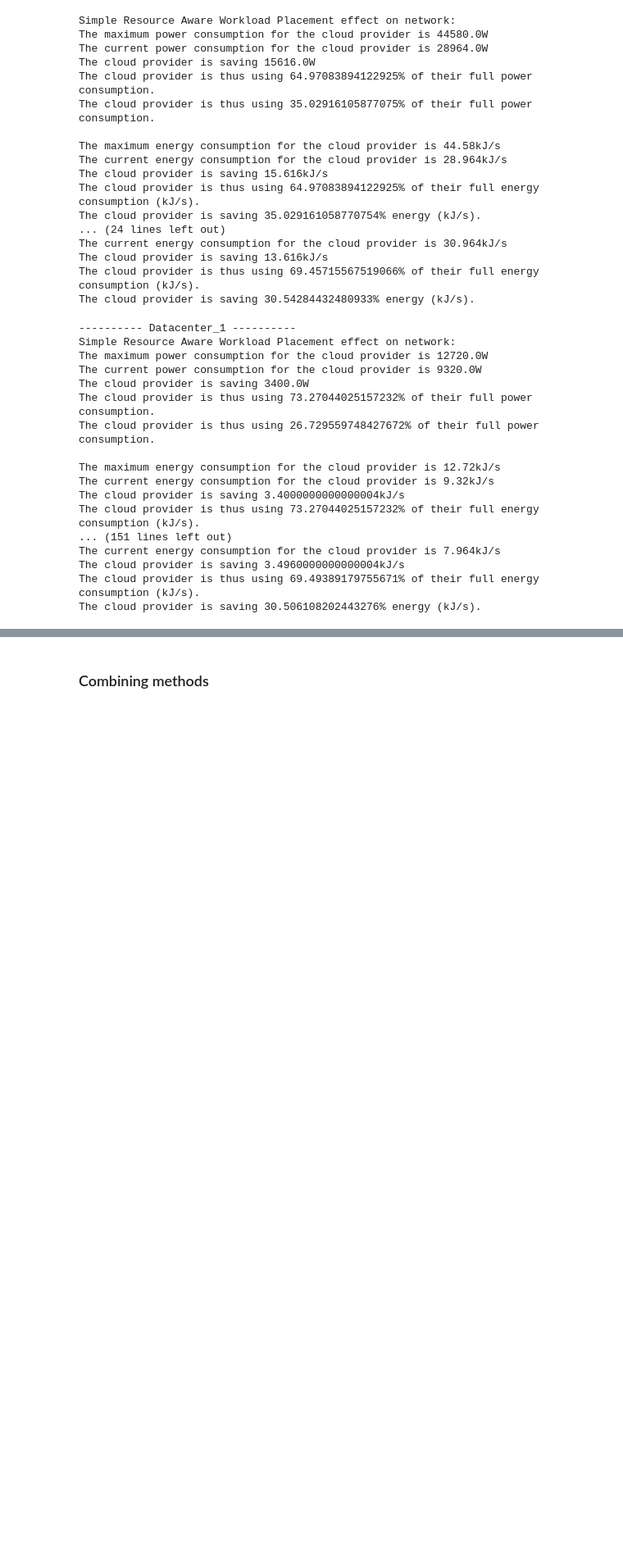
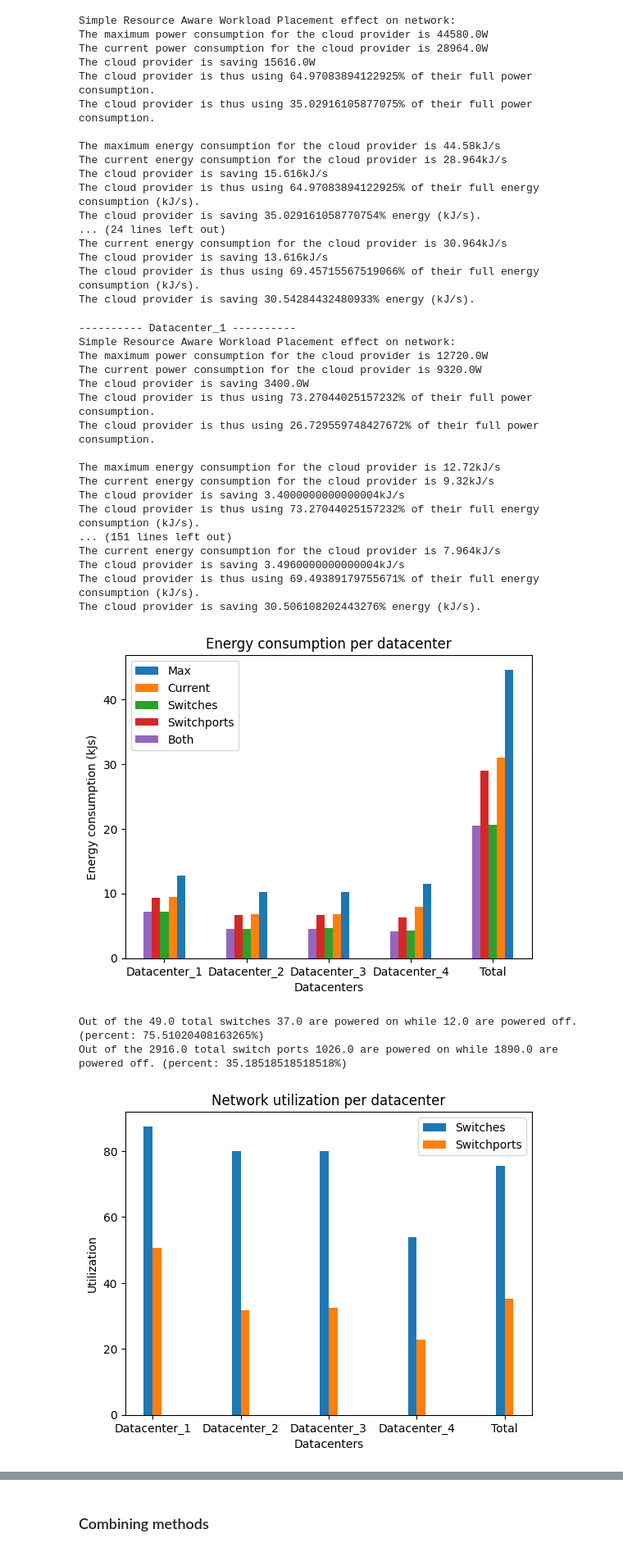
Before and after one commit to KhalidAFarah/cloud-energy-efficiency, a Jupyter notebook: evaluation/network_traffic.ipynb, the cells around one changed output, grey strips where cells are left out. Shown at 82% size. Cells and saved outputs as stored; diff of their text form; code cells hidden in the pictures; blank space fills up the shorter version.

Commit message:
More graphs for network evaluation

```diff
--- a/evaluation/network_traffic.ipynb
+++ b/evaluation/network_traffic.ipynb
@@ -2551,3 +2551,39 @@ The current energy consumption for the cloud provider is 7.964kJ/s
 The cloud provider is saving 3.4960000000000004kJ/s
 The cloud provider is thus using 69.49389179755671% of their full energy consumption (kJ/s).
 The cloud provider is saving 30.506108202443276% energy (kJ/s).
+# %%
+bar_width = 0.1
+x = np.arange(len(labels) + 1)
+plt.bar(x + bar_width * 2, (np.append(datacenter_max_power, np.sum(datacenter_max_power)) * 1) / 1000, bar_width, label="Max")
+plt.bar(x + bar_width, (np.append(datacenter_current_power, np.sum(datacenter_current_power)) * 1) / 1000, bar_width, label="Current")
+plt.bar(x, (np.append(datacenter_new_placement_network_power_switches, np.sum(datacenter_new_placement_network_power_switches)) * 1) / 1000, bar_width, label="Switches")
+plt.bar(x - bar_width , (np.append(datacenter_new_placement_network_power_ports, np.sum(datacenter_new_placement_network_power_ports)) * 1) / 1000, bar_width, label="Switchports")
+plt.bar(x - bar_width * 2, (np.append(datacenter_new_placement_network_power, np.sum(datacenter_new_placement_network_power)) * 1) / 1000, bar_width, label="Both")
+plt.xticks(x, np.append(labels, "Total"))
+# plt.figure(figsize=(15,10))
+plt.xlabel("Datacenters")
+plt.ylabel("Energy consumption (kJs)")
+plt.title("Energy consumption per datacenter")
+plt.legend()
+plt.show()
+
+print(f"Out of the {np.sum(datacenter_switch_devices)} total switches {np.sum(datacenter_new_placement_network_switches_on)} are powered on while {np.sum(datacenter_new_placement_network_switches_off)} are powered off. (percent: {(np.sum(datacenter_new_placement_network_switches_on)/np.sum(datacenter_switch_devices))*100}%)")
+print(f"Out of the {np.sum(datacenter_switchports)} total switch ports {np.sum(datacenter_new_placement_network_switchports_on)} are powered on while {np.sum(datacenter_new_placement_network_switchports_off)} are powered off. (percent: {(np.sum(datacenter_new_placement_network_switchports_on)/np.sum(datacenter_switchports))*100}%)")
+x = np.arange(len(labels) + 1)
+plt.bar(x - bar_width/2, (np.append(datacenter_new_placement_network_switches_on, np.sum(datacenter_new_placement_network_switches_on)) * 100) / np.append(datacenter_switch_devices, np.sum(datacenter_switch_devices)), bar_width, label="Switches")
+plt.bar(x + bar_width/2, (np.append(datacenter_new_placement_network_switchports_on, np.sum(datacenter_new_placement_network_switchports_on)) * 100) / np.append(datacenter_switchports, np.sum(datacenter_switchports)), bar_width, label="Switchports")
+# plt.bar(x, (np.append(datacenter_used_power_down_switches_bw, np.sum(datacenter_used_power_down_switches_bw)) * 100) / np.append(datacenter_max_bw, np.sum(datacenter_max_bw)), bar_width, label="Bandwidth (switches)")
+# plt.bar(x - bar_width, (np.append(datacenter_used_power_down_ports_bw, np.sum(datacenter_used_power_down_ports_bw)) * 100) / np.append(datacenter_max_bw, np.sum(datacenter_max_bw)), bar_width, label="Bandwidth (ports)")
+# plt.bar(x - bar_width * 2, (np.append(datacenter_used_power_down_both_bw, np.sum(datacenter_used_power_down_both_bw)) * 100) / np.append(datacenter_max_bw, np.sum(datacenter_max_bw)), bar_width, label="Bandwidth (both)")
+plt.xticks(x, np.append(labels, "Total"))
+# plt.figure(figsize=(15,10))
+plt.xlabel("Datacenters")
+plt.ylabel("Utilization")
+plt.title("Network utilization per datacenter")
+plt.legend()
+plt.show()
+# %% [output]
+[figure, added]
+Out of the 49.0 total switches 37.0 are powered on while 12.0 are powered off. (percent: 75.51020408163265%)
+Out of the 2916.0 total switch ports 1026.0 are powered on while 1890.0 are powered off. (percent: 35.18518518518518%)
+[figure, added]
```
Also changed, not shown: parts of 1 cell of this notebook, 2 other files.
